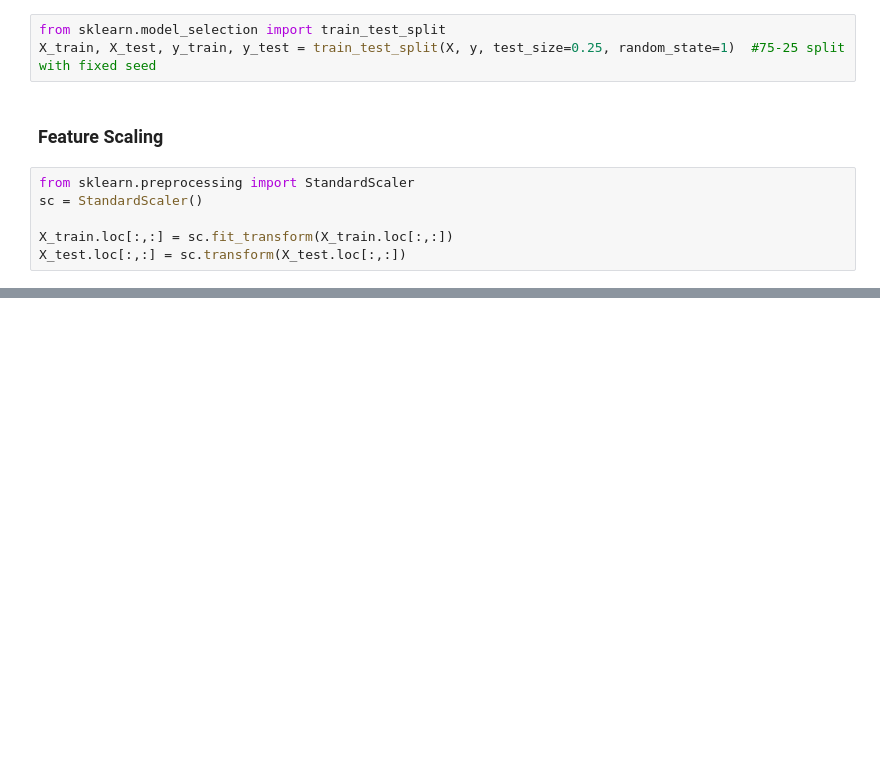
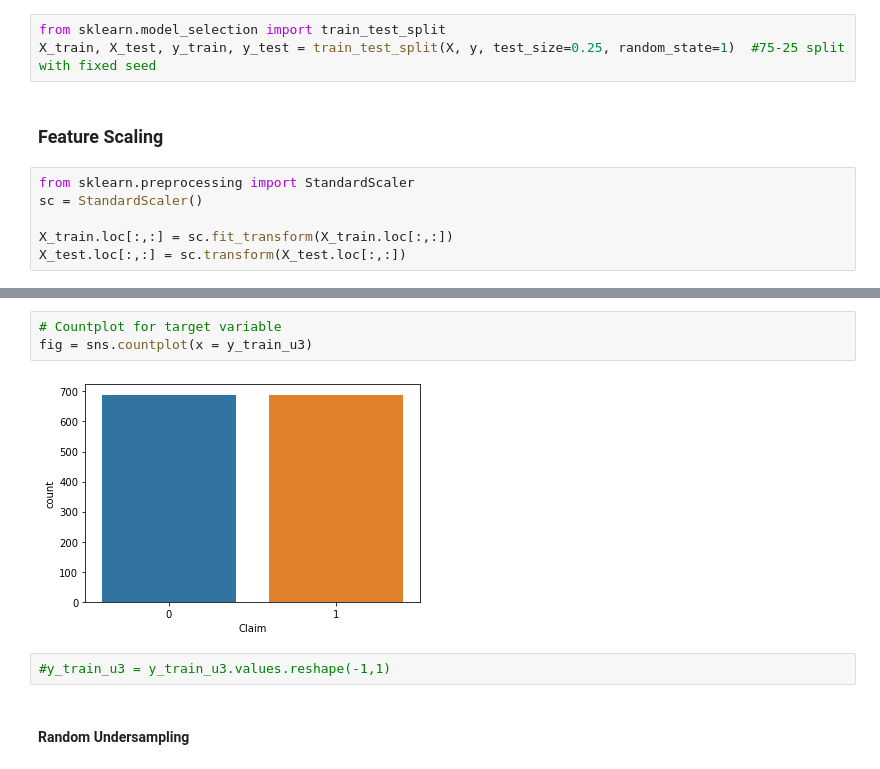
Before and after one commit to sohamthirty/Claim-Prediction, a Jupyter notebook: Preprocessing_Sampling.ipynb, the cells around one changed output, grey strips where cells are left out. Cells and saved outputs as stored; diff of their text form; blank space fills up the shorter version.

```diff
--- a/Preprocessing_Sampling.ipynb
+++ b/Preprocessing_Sampling.ipynb
@@ -111,0 +180,9 @@ X_test.loc[:,:] = sc.transform(X_test.loc[:,:])
+# %%
+# Countplot for target variable
+fig = sns.countplot(x = y_train_u3)
+# %% [output]
+[figure, added]
+# %%
+#y_train_u3 = y_train_u3.values.reshape(-1,1)
+# %% [markdown]
+#### Random Undersampling
```
Also changed, not shown: parts of 31 cells of this notebook.
